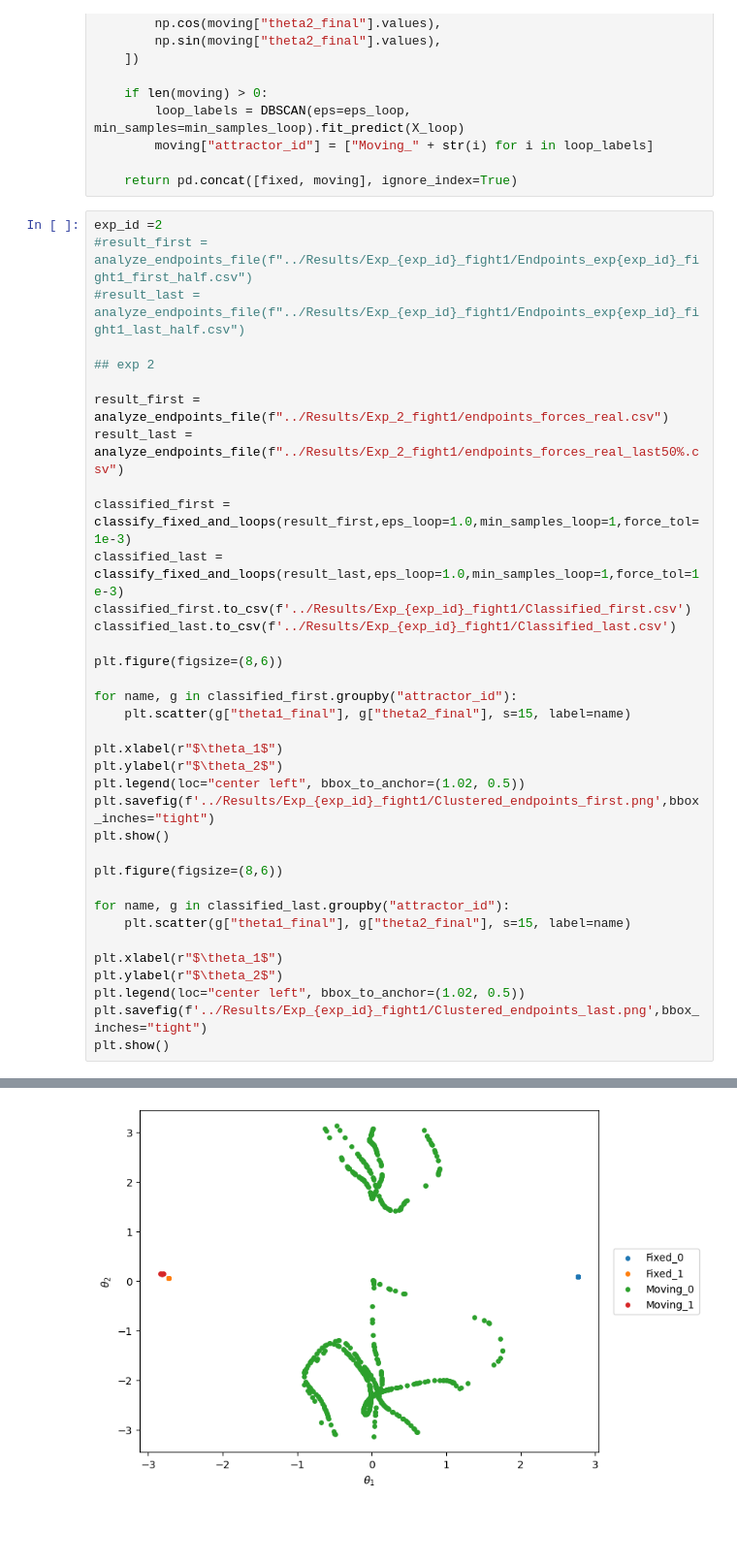
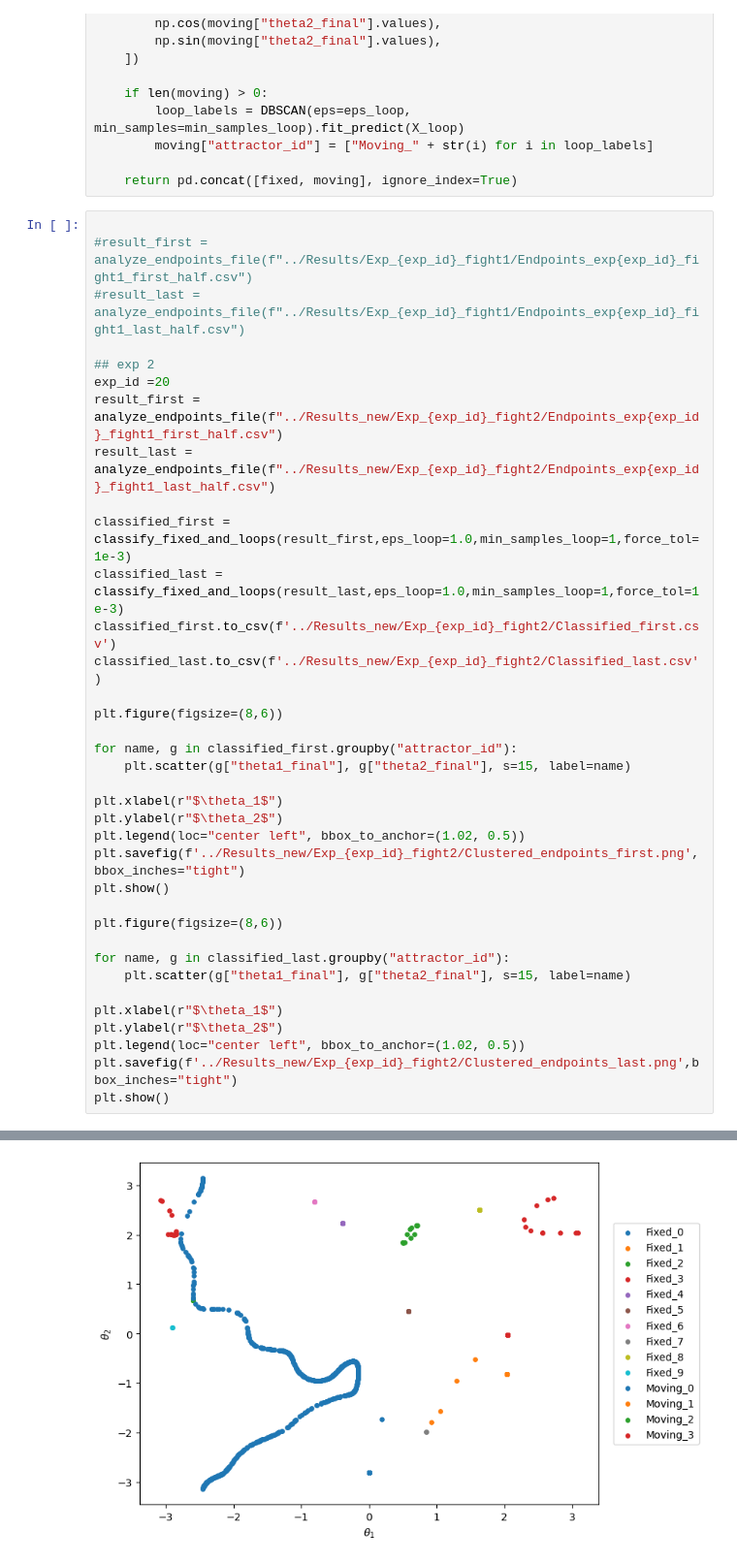
Before and after one commit to Marindevandijk/Thesis-clean, a Jupyter notebook: notebook_exploratory/Analyse_endpoints.ipynb, the cells around one changed output, grey strips where cells are left out. Shown at 97% size. Cells and saved outputs as stored; diff of their text form; blank space fills up the shorter version.

```diff
--- a/notebook_exploratory/Analyse_endpoints.ipynb
+++ b/notebook_exploratory/Analyse_endpoints.ipynb
@@ -65,19 +65,19 @@ def classify_fixed_and_loops(df, eps_loop=1.0, min_samples_loop=1, force_tol=1e-
 
     return pd.concat([fixed, moving], ignore_index=True)
 # %%
-exp_id =2
+
 #result_first = analyze_endpoints_file(f"../Results/Exp_{exp_id}_fight1/Endpoints_exp{exp_id}_fight1_first_half.csv")
 #result_last = analyze_endpoints_file(f"../Results/Exp_{exp_id}_fight1/Endpoints_exp{exp_id}_fight1_last_half.csv")
 
 ## exp 2
-
-result_first = analyze_endpoints_file(f"../Results/Exp_2_fight1/endpoints_forces_real.csv")
-result_last = analyze_endpoints_file(f"../Results/Exp_2_fight1/endpoints_forces_real_last50%.csv")
+exp_id =20
+result_first = analyze_endpoints_file(f"../Results_new/Exp_{exp_id}_fight2/Endpoints_exp{exp_id}_fight1_first_half.csv")
+result_last = analyze_endpoints_file(f"../Results_new/Exp_{exp_id}_fight2/Endpoints_exp{exp_id}_fight1_last_half.csv")
 
 classified_first = classify_fixed_and_loops(result_first,eps_loop=1.0,min_samples_loop=1,force_tol=1e-3)
 classified_last = classify_fixed_and_loops(result_last,eps_loop=1.0,min_samples_loop=1,force_tol=1e-3)
-classified_first.to_csv(f'../Results/Exp_{exp_id}_fight1/Classified_first.csv')
-classified_last.to_csv(f'../Results/Exp_{exp_id}_fight1/Classified_last.csv')
+classified_first.to_csv(f'../Results_new/Exp_{exp_id}_fight2/Classified_first.csv')
+classified_last.to_csv(f'../Results_new/Exp_{exp_id}_fight2/Classified_last.csv')
 
 plt.figure(figsize=(8,6))
 
@@ -87,7 +87,7 @@ for name, g in classified_first.groupby("attractor_id"):
 plt.xlabel(r"$\theta_1$")
 plt.ylabel(r"$\theta_2$")
 plt.legend(loc="center left", bbox_to_anchor=(1.02, 0.5))
-plt.savefig(f'../Results/Exp_{exp_id}_fight1/Clustered_endpoints_first.png',bbox_inches="tight")
+plt.savefig(f'../Results_new/Exp_{exp_id}_fight2/Clustered_endpoints_first.png',bbox_inches="tight")
 plt.show()
 
 plt.figure(figsize=(8,6))
@@ -98,6 +98,6 @@ for name, g in classified_last.groupby("attractor_id"):
 plt.xlabel(r"$\theta_1$")
 plt.ylabel(r"$\theta_2$")
 plt.legend(loc="center left", bbox_to_anchor=(1.02, 0.5))
-plt.savefig(f'../Results/Exp_{exp_id}_fight1/Clustered_endpoints_last.png',bbox_inches="tight")
+plt.savefig(f'../Results_new/Exp_{exp_id}_fight2/Clustered_endpoints_last.png',bbox_inches="tight")
 plt.show()
 # %% [output]
@@ -105 +105 @@ plt.show()
-[figure, old version]
+[figure, new version]
```
Also changed, not shown: parts of 14 cells of this notebook, 5 other files.
